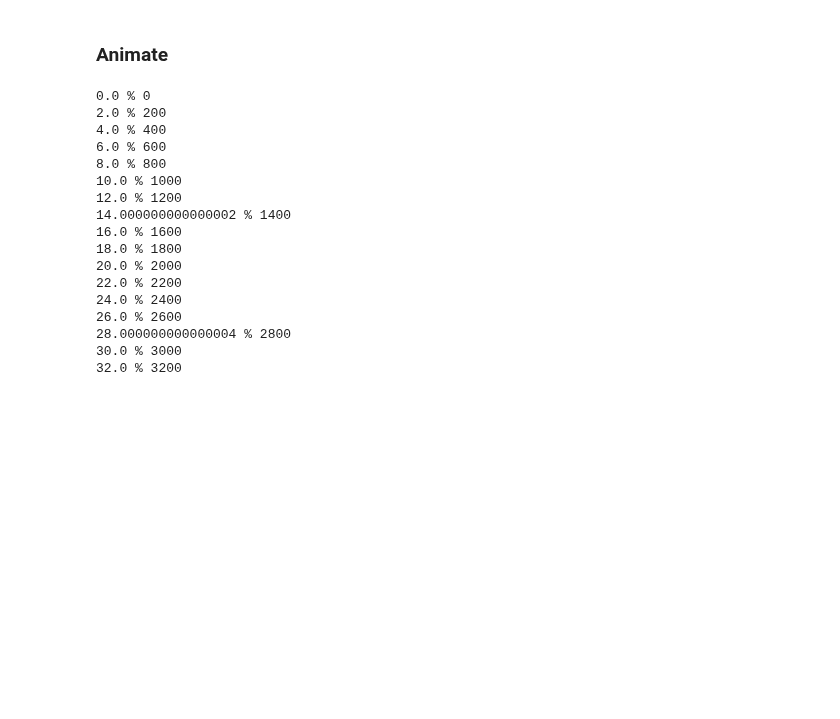
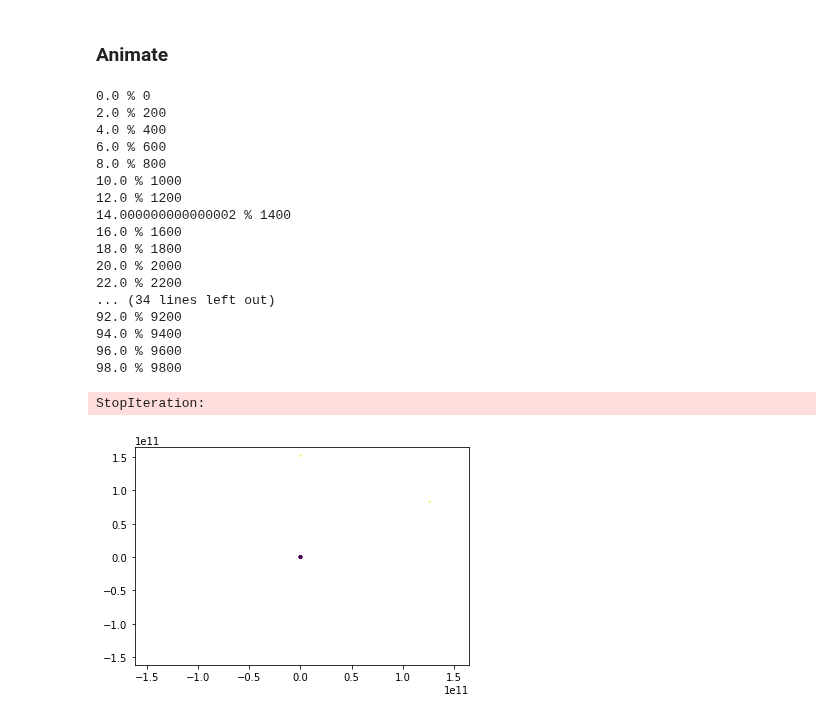
Before and after one commit to TimoWacke/solarsystem, a Jupyter notebook: solar.ipynb, the cells around one changed output. Drawn from its saved outputs; the diff is of its cells as text; code cells hidden in the pictures; blank space fills up the shorter version.

```diff
--- a/solar.ipynb
+++ b/solar.ipynb
@@ -175,7 +175,7 @@ def positionGenerator():
     while i < 500:
         xpositions = []
         ypositions = []
-        if i%10 == 0:
+        if (i/5)%10 == 0:
             print(i/500*100 , "%", i*skip)
         for p in p_axes:
             xpositions.append(p[0][int(i * skip)])
@@ -205,13 +205,15 @@ class AnimatedScatter(object):
 
         # Setup the figure and axes...
         self.fig, self.ax = plt.subplots()
+        self.fig.set_figheight(15)
+        self.fig.set_figwidth(15)
         # Then setup FuncAnimation.
         self.ani = animation.FuncAnimation(self.fig, self.update, interval=25, frames=500,
                                            init_func=self.setup_plot, blit=True)
         self.ani.save('scatter.mp4', writer='ffmpeg', fps=40, dpi=100, metadata={'title':'test'})
-        video = self.ani.to_html5_video()
-        html = display.HTML(video)
-        display.display(html)
+        #video = self.ani.to_html5_video()
+        #html = display.HTML(video)
+        #display.display(html)
         plt.close()                   # avoid plotting a spare static plot
 
     def setup_plot(self):
@@ -226,35 +228,37 @@ class AnimatedScatter(object):
 
         return self.scat,
 
 
     def update(self, i):
         """Update the scatter plot."""
         data = next(self.stream)
         # Set x and y data...
         self.scat.set_offsets(data[:, :2])
         # Set sizes...
 
         # We need to return the updated artist for FuncAnimation to draw..
         # Note that it expects a sequence of artists, thus the trailing comma.
         return self.scat,
 
 a = AnimatedScatter()
 plt.show()
 # %% [output]
 0.0 % 0
 2.0 % 200
 4.0 % 400
 6.0 % 600
 8.0 % 800
 10.0 % 1000
 12.0 % 1200
 14.000000000000002 % 1400
 16.0 % 1600
 18.0 % 1800
 20.0 % 2000
 22.0 % 2200
-24.0 % 2400
-26.0 % 2600
-28.000000000000004 % 2800
-30.0 % 3000
-32.0 % 3200
+... (34 lines left out)
+92.0 % 9200
+94.0 % 9400
+96.0 % 9600
+98.0 % 9800
+StopIteration:
+[figure, added]
```
